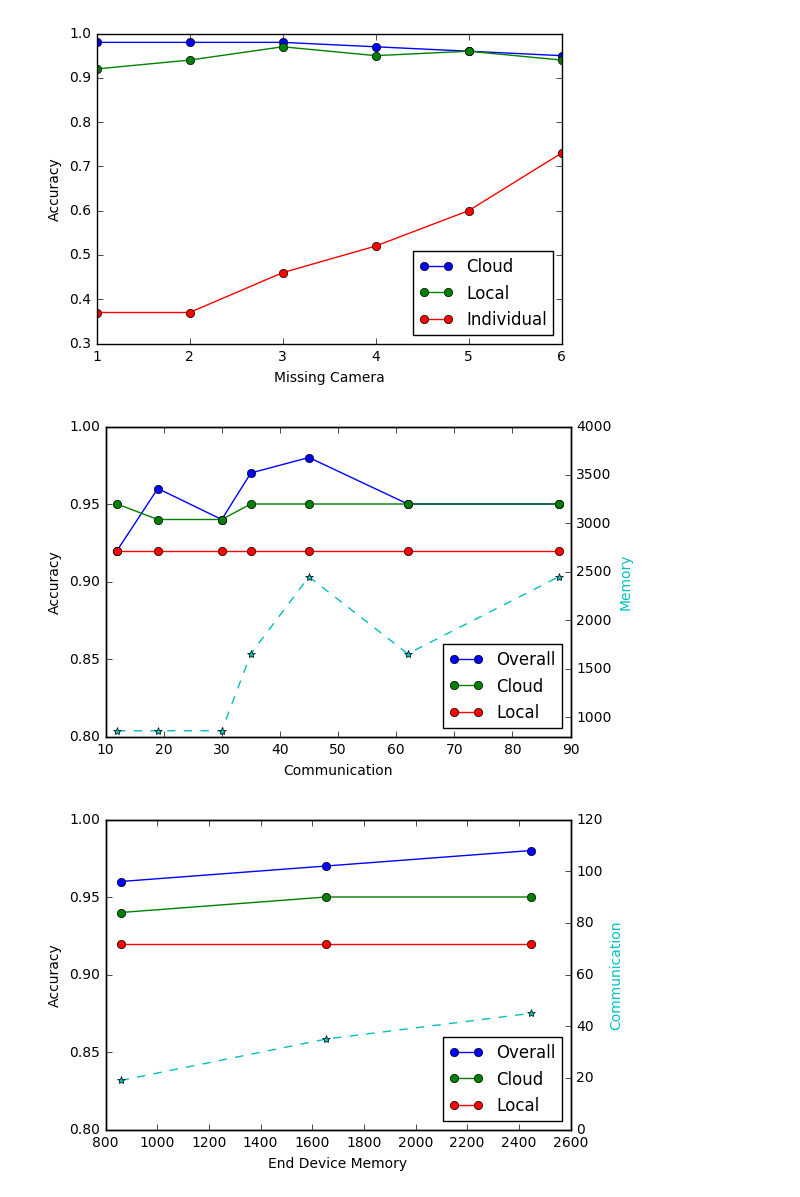
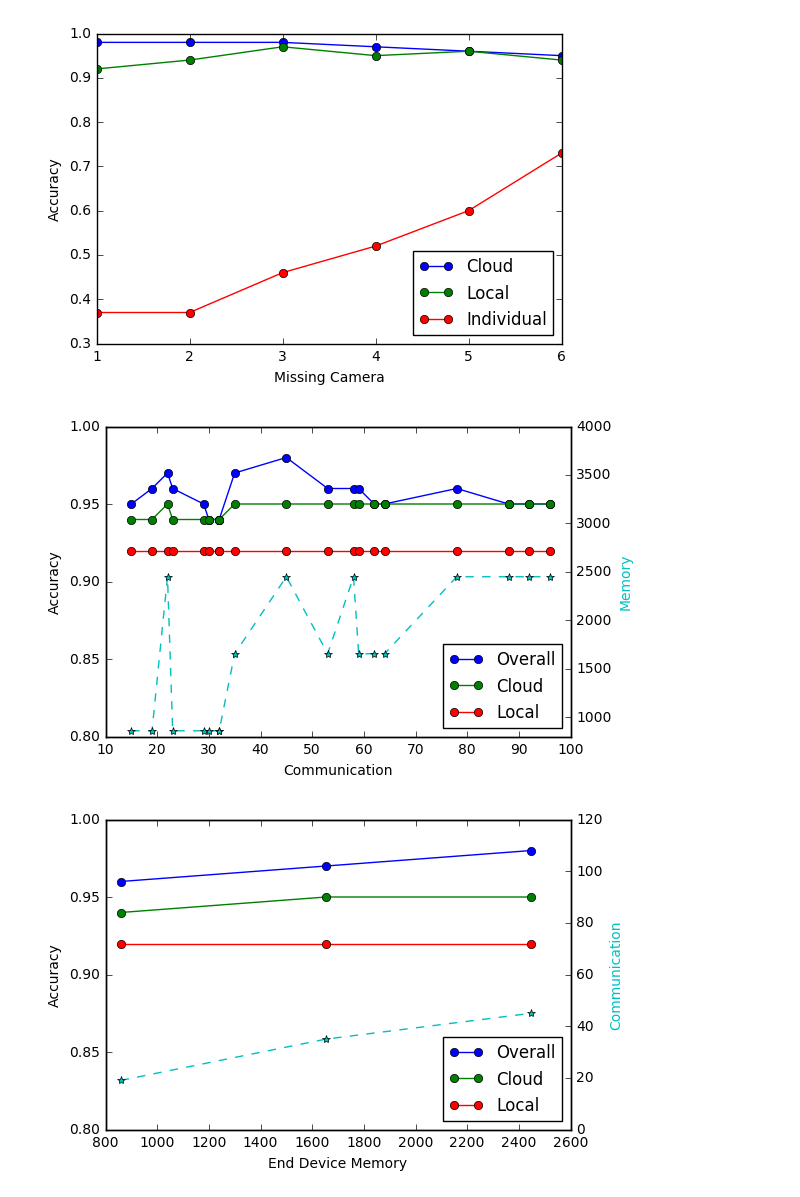
Before and after one commit to kunglab/ddnn, a Jupyter notebook: plots.ipynb, the cells around one changed output. Saved outputs shown, nothing was run; the diff lists cells and outputs as text; code cells hidden in the pictures.

```diff
--- a/plots.ipynb
+++ b/plots.ipynb
@@ -52,57 +52,109 @@ plt.savefig("_figures/fault.pdf")
 # %%
 # Accuracy vs communication
 
 import matplotlib.pyplot as plt
 import numpy as np
 
-comm = np.array([30,
-                 62,
-                 88,
-                 19,
-                 35,
-                 45,
-                 12])
+comm = np.array([32,
+#                 64,
+                96,
+                32,
+                64,
+                92,
+                30,
+                62,
+                88,
+                29,
+                59,
+                78,
+                23,
+                53,
+                58,
+                19,
+                35,
+                45,
+                15,
+#                 20,
+                22,
+#                 12
+#                 12,
+#                 12
+                ])
 
 acc = np.array([0.92 , 0.94  , 0.94,
-    0.92 , 0.95  , 0.95,
-    0.92 , 0.95  , 0.95,
-    0.92 , 0.94  , 0.96,
-    0.92 , 0.95  , 0.97,
-    0.92 , 0.95  , 0.98,
-    0.92 , 0.95  , 0.92])
+# 0.92 , 0.95  , 0.95,
+0.92 , 0.95  , 0.95,
+0.92 , 0.94  , 0.94,
+0.92 , 0.95  , 0.95,
+0.92 , 0.95  , 0.95,
+0.92 , 0.94  , 0.94,
+0.92 , 0.95  , 0.95,
+0.92 , 0.95  , 0.95,
+0.92 , 0.94  , 0.95,
+0.92 , 0.95  , 0.96,
+0.92 , 0.95  , 0.96,
+0.92 , 0.94  , 0.96,
+0.92 , 0.95  , 0.96,
+0.92 , 0.95  , 0.96,
+0.92 , 0.94  , 0.96,
+0.92 , 0.95  , 0.97,
+0.92 , 0.95  , 0.98,
+0.92 , 0.94  , 0.95,
+# 0.92 , 0.95  , 0.93,
+0.92 , 0.95  , 0.97,
+# 0.92 , 0.94  , 0.92
+# 0.92 , 0.95  , 0.92,
+# 0.92 , 0.95  , 0.92
+               ])
 
-mem = np.array([ 859 ,
-                1654 ,
-                2449 ,
-                859  ,
-                1654 ,
-                2449 ,
-                859  ,
-                1654 ,
-                2449 ])
+mem = np.array([859 ,
+#                 1654,
+                2449,
+                859 ,
+                1654,
+                2449,
+                859 ,
+                1654,
+                2449,
+                859 ,
+                1654,
+                2449,
+                859 ,
+                1654,
+                2449,
+                859 ,
+                1654,
+                2449,
+                859 ,
+#                 1654,
+                2449,
+#                 859
+#                 1654,
+#                 2449
+               ])
 
 
 idx = np.argsort(comm)
 
-acc = np.array(acc).reshape(7,-1)
+acc = np.array(acc).reshape(19,-1)
 
 fig, ax1 = plt.subplots()
 
 # plt.figure(figsize=(10,10))
 ax1.plot(comm[idx],acc[idx,::-1],'o-')
 ax1.set_ylim([0.8,1])
 ax1.set_ylabel("Accuracy")
 ax1.set_xlabel("Communication")
 ax1.legend(['Overall', 'Cloud', 'Local'], loc=4)
 
 ax2 = ax1.twinx()
 ax2.set_ylim([800,4000])
 ax2.plot(comm[idx], mem[idx],'*--c')
 ax2.set_ylabel('Memory', color='c')
 
 fig.savefig("_figures/commvsacc.pdf")
 # %% [output]
-[figure, old version]
+[figure, new version]
 # %%
 # Accuracy vs communication
 
```
Also changed, not shown: parts of 2 cells of this notebook, 4 other files.
